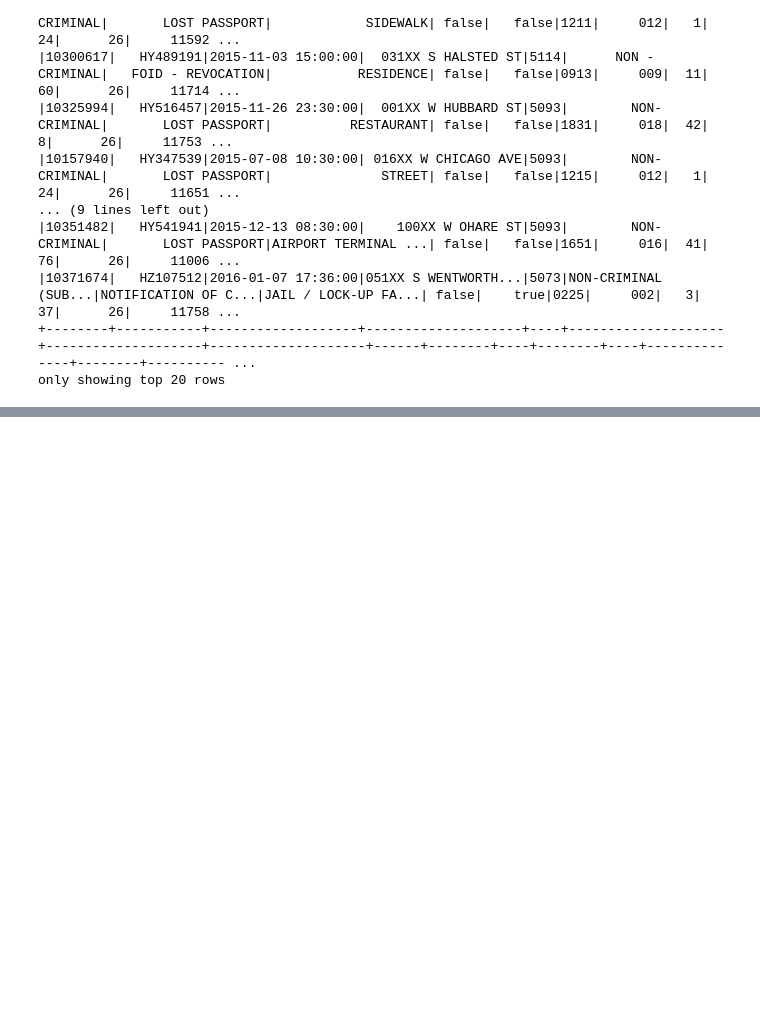
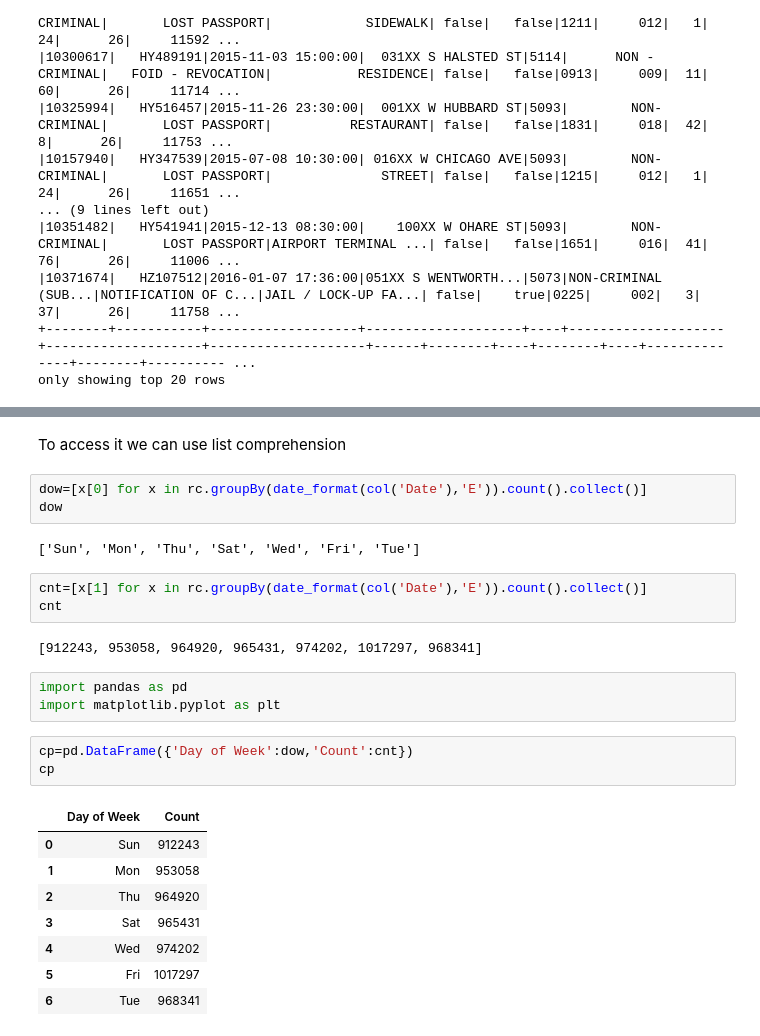
Before and after one commit to sudhanshurai360/City-of-Chicago-Crimes-using-Pyspark, a Jupyter notebook: joins.ipynb, the cells around one changed output, grey strips where cells are left out. Cells and saved outputs as stored; diff of their text form; blank space fills up the shorter version.

```diff
--- a/joins.ipynb
+++ b/joins.ipynb
@@ -384,0 +482,27 @@ only showing top 20 rows
+# %% [markdown]
+To access it we can use list comprehension
+# %%
+dow=[x[0] for x in rc.groupBy(date_format(col('Date'),'E')).count().collect()]
+dow
+# %% [output]
+['Sun', 'Mon', 'Thu', 'Sat', 'Wed', 'Fri', 'Tue']
+# %%
+cnt=[x[1] for x in rc.groupBy(date_format(col('Date'),'E')).count().collect()]
+cnt
+# %% [output]
+[912243, 953058, 964920, 965431, 974202, 1017297, 968341]
+# %%
+import pandas as pd
+import matplotlib.pyplot as plt
+# %%
+cp=pd.DataFrame({'Day of Week':dow,'Count':cnt})
+cp
+# %% [output]
+|  | Day of Week | Count |
+| 0 | Sun | 912243 |
+| 1 | Mon | 953058 |
+| 2 | Thu | 964920 |
+| 3 | Sat | 965431 |
+| 4 | Wed | 974202 |
+| 5 | Fri | 1017297 |
+| 6 | Tue | 968341 |
```
Also changed, not shown: parts of 13 cells of this notebook.
